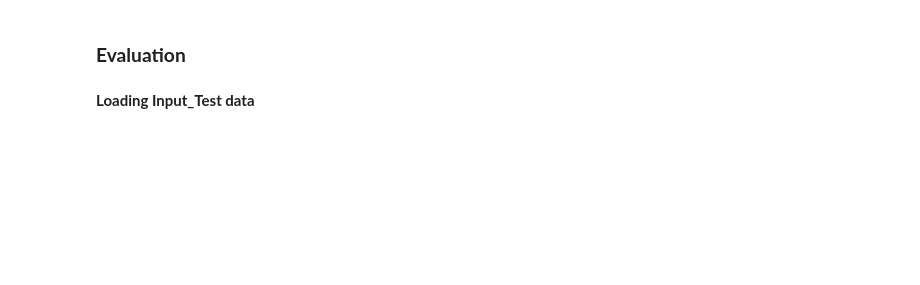
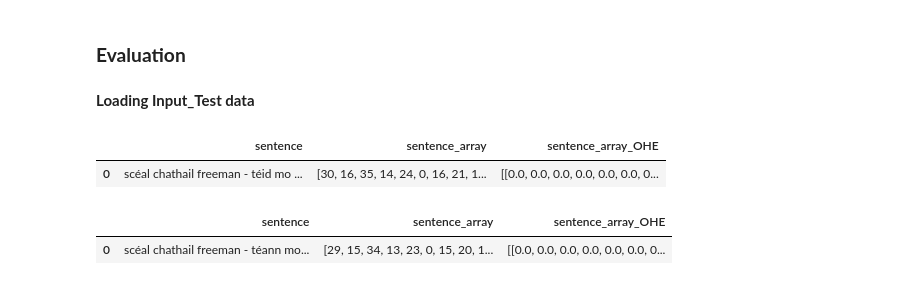
Before and after one commit to a8nguyen/4845_projects, a Jupyter notebook: nlp5.ipynb, the cells around one changed output. Cells and saved outputs as stored; diff of their text form; code cells hidden in the pictures; blank space fills up the shorter version.

```diff
--- a/nlp5.ipynb
+++ b/nlp5.ipynb
@@ -39,15 +43,11 @@ class Language_Translation_Model:
     self.all_Unique_Characters = None
     self.length_all_Unique_Characters = None
     self.length_max_sentence = None
-    #self.sentenceArray_to_OHE = None
     self.char_to_num = None
     self.num_to_char = None
-    # self.ASCII_Chars = ' !"\'(),-.0123456789:;?abcdefghijklmnopqrstuvwxyz'
 
   def sentence_to_array(self, sentence):
-    sentenceArray = [self.char_to_num[char] for char in sentence]
-    #padding = [0 for _ in range(self.length_all_Unique_Characters-len(sentenceArray))]
-    #sentenceArray = np.array(sentenceArray+padding)
+    sentenceArray = [self.char_to_num[char] if char in self.char_to_num else 0 for char in sentence]
     return sentenceArray
 
   def sentenceArray_to_OHE(self, sentenceArray):
@@ -93,8 +93,28 @@ class Language_Translation_Model:
     # Max Length of Sentences -----------
     self.length_max_sentence = max([len(sentence) for sentence in sentences])
 
-    # Preparing OHE Array Variable ------
-    #self.sentenceArray_to_OHE = np.zeros((self.length_max_sentence, self.length_all_Unique_Characters), dtype='float32')
+    # =========================== DATAFRAME ===========================
+    # Storing sentences in dataframe ----
+    data['sentence'] = sentences
+    # Converting Sentence to Array Numbers ----
+    data['sentence_array'] = data['sentence'].apply(lambda x: self.sentence_to_array(x))
+    # Converting Array Numbers to One-Hot-Encoding (OHE) ----
+    data['sentence_array_OHE'] = data['sentence_array'].apply(lambda x: self.sentenceArray_to_OHE(x))
+
+    return data
+
+  def preprocess_test_data(self, text):
+    data = pd.DataFrame()
+    # Cleaning --------------------------
+    text = text.replace("\n", " ")
+    for char in [' .', ' ,', ' ;', ' ?', ' !', '( ', ' )']:
+      text = text.replace(char, char.strip())
+    text = text.replace("<s>", "")
+
+    # =========================== SENTENCES ===========================
+    # Sentences -------------------------
+    sentences = text.split("</s>")[:-1]
+    sentences = [sentence.strip() for sentence in sentences]
 
     # =========================== DATAFRAME ===========================
     # Storing sentences in dataframe ----
@@ -260,9 +378,11 @@ print(len(decoded_sentence), len(output_record))
 # %% [markdown]
 **Loading Input_Test data**
 # %%
-filePath = "/content/drive/MyDrive/NLP/NLP_Assingnmnet05/data/train-05/train-source.txt"
-train_input_data = load_data(filePath)
-
-test_Input_LTM = Language_Translation_Model()
-Input_data = test_Input_LTM.preprocess_data(train_input_data[0:10000])
-Input_data.head()
+filePath = "/content/drive/MyDrive/NLP/NLP_Assingnmnet05/data/test-05/test-source.txt"
+test_Input_text = load_data(filePath)
+# %%
+test_Input_data = Input_LTM.preprocess_test_data(test_Input_text[0:100])  # Input_LTM is already defined
+test_Input_data.head()
+# %% [output]
+|  | sentence | sentence_array | sentence_array_OHE |
+| 0 | scéal chathail freeman - téid mo ... | [30, 16, 35, 14, 24, 0, 16, 21, 1... | [[0.0, 0.0, 0.0, 0.0, 0.0, 0.0, 0... |
@@ -268,0 +392,6 @@ Input_data.head()
+# %%
+test_Output_data = Output_LTM.preprocess_test_data(test_output_text[0:100])  # Input_LTM is already defined
+test_Output_data.head()
+# %% [output]
+|  | sentence | sentence_array | sentence_array_OHE |
+| 0 | scéal chathail freeman - téann mo... | [29, 15, 34, 13, 23, 0, 15, 20, 1... | [[0.0, 0.0, 0.0, 0.0, 0.0, 0.0, 0... |
```
Also changed, not shown: parts of 17 cells of this notebook.
